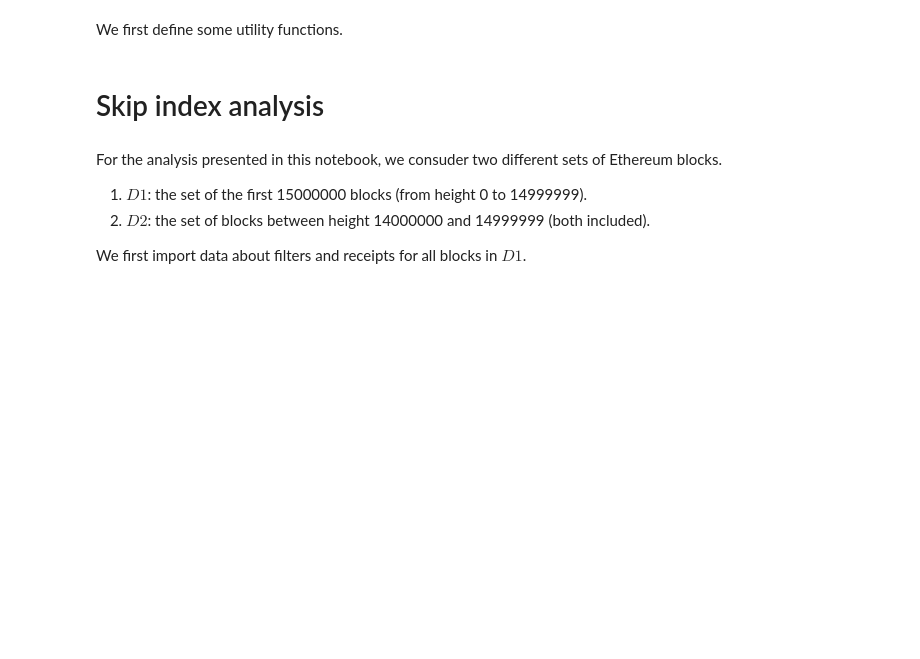
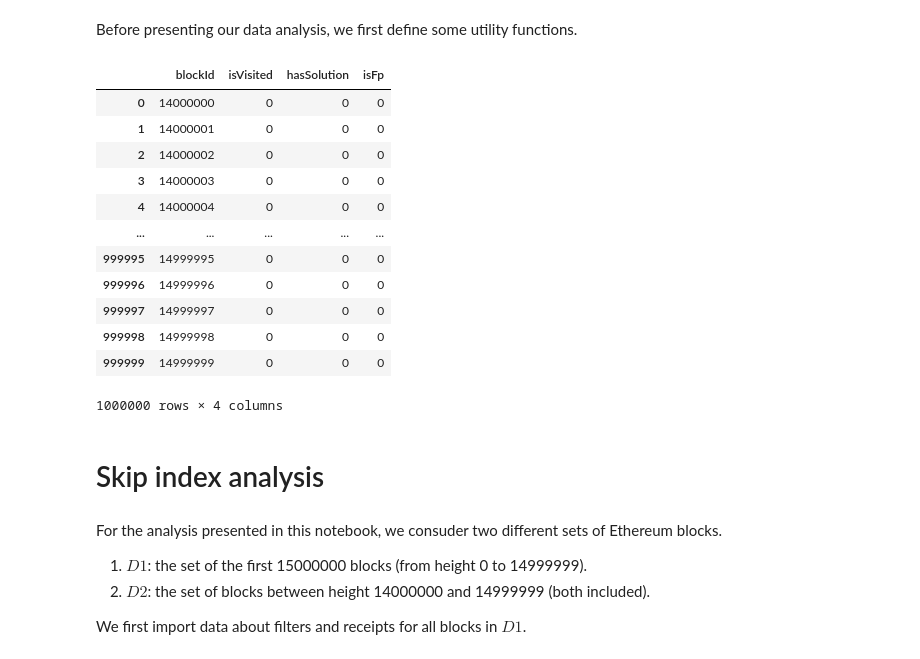
Before and after one commit to mloporchio/EthereumSkipIndex, a Jupyter notebook: skip.ipynb, the cells around one changed output. Cells and saved outputs as stored; diff of their text form; code cells hidden in the pictures; blank space fills up the shorter version.

```diff
--- a/skip.ipynb
+++ b/skip.ipynb
@@ -5,8 +5,28 @@ import matplotlib.pyplot as plt
 import matplotlib.dates as mdates
 from scipy import stats
 from matplotlib.ticker import ScalarFormatter
-# %% [markdown]
-We first define some utility functions.
+# %% [markdown]
+Before presenting our data analysis, we first define some utility functions.
+# %%
+tb = pd.read_csv('data/results/old/result_transfer_8K.csv', header=None, names=['blockId','isVisited'])
+tb['hasSolution'] = tb.blockId.isin(queries_transfer['solution'].values).astype(int)
+tb['isFp'] = ((tb.isVisited == 1) & (tb.hasSolution == 0)).astype(int)
+transfer_fp = dict(zip(tb.blockId, tb.isFp))
+tb
+# %% [output]
+|  | blockId | isVisited | hasSolution | isFp |
+| 0 | 14000000 | 0 | 0 | 0 |
+| 1 | 14000001 | 0 | 0 | 0 |
+| 2 | 14000002 | 0 | 0 | 0 |
+| 3 | 14000003 | 0 | 0 | 0 |
+| 4 | 14000004 | 0 | 0 | 0 |
+| ... | ... | ... | ... | ... |
+| 999995 | 14999995 | 0 | 0 | 0 |
+| 999996 | 14999996 | 0 | 0 | 0 |
+| 999997 | 14999997 | 0 | 0 | 0 |
+| 999998 | 14999998 | 0 | 0 | 0 |
+| 999999 | 14999999 | 0 | 0 | 0 |
+1000000 rows × 4 columns
 # %%
 # Computes the FPR for a Bloom filter (assumes that filterSize is expressed in bytes).
 def fpr(numElements, filterSize, numHash):
```
Also changed, not shown: parts of 7 cells of this notebook, 10 other files.
